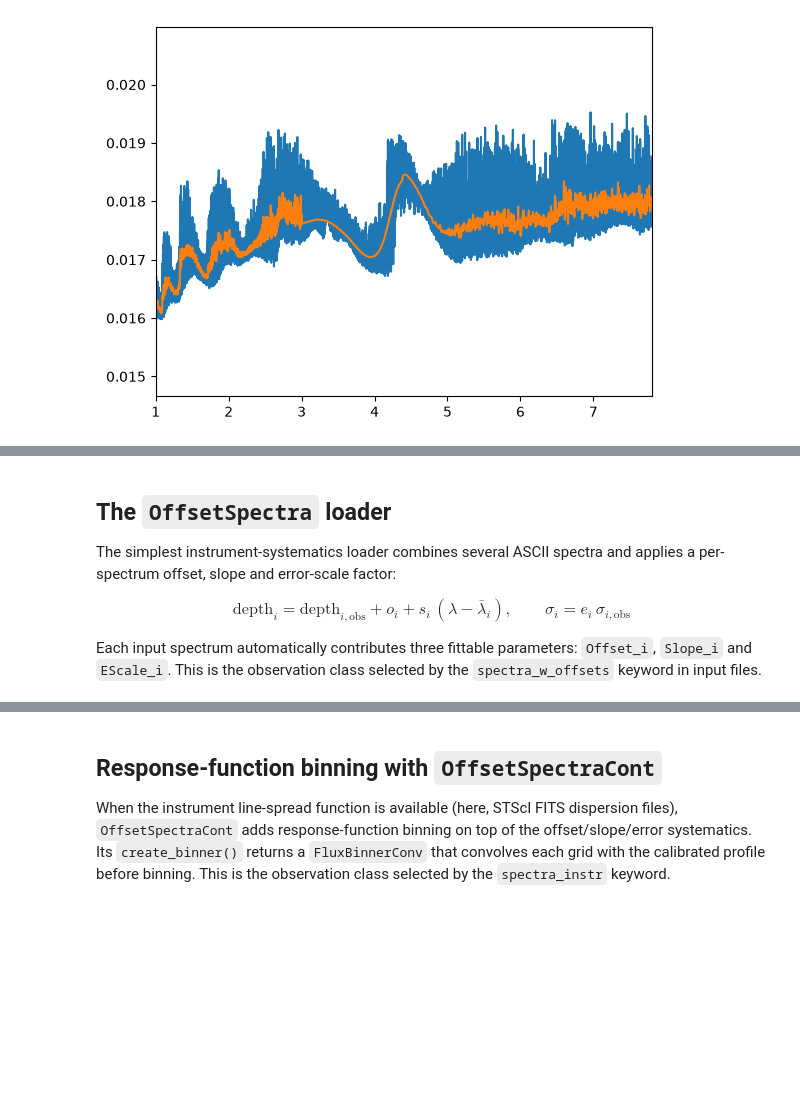
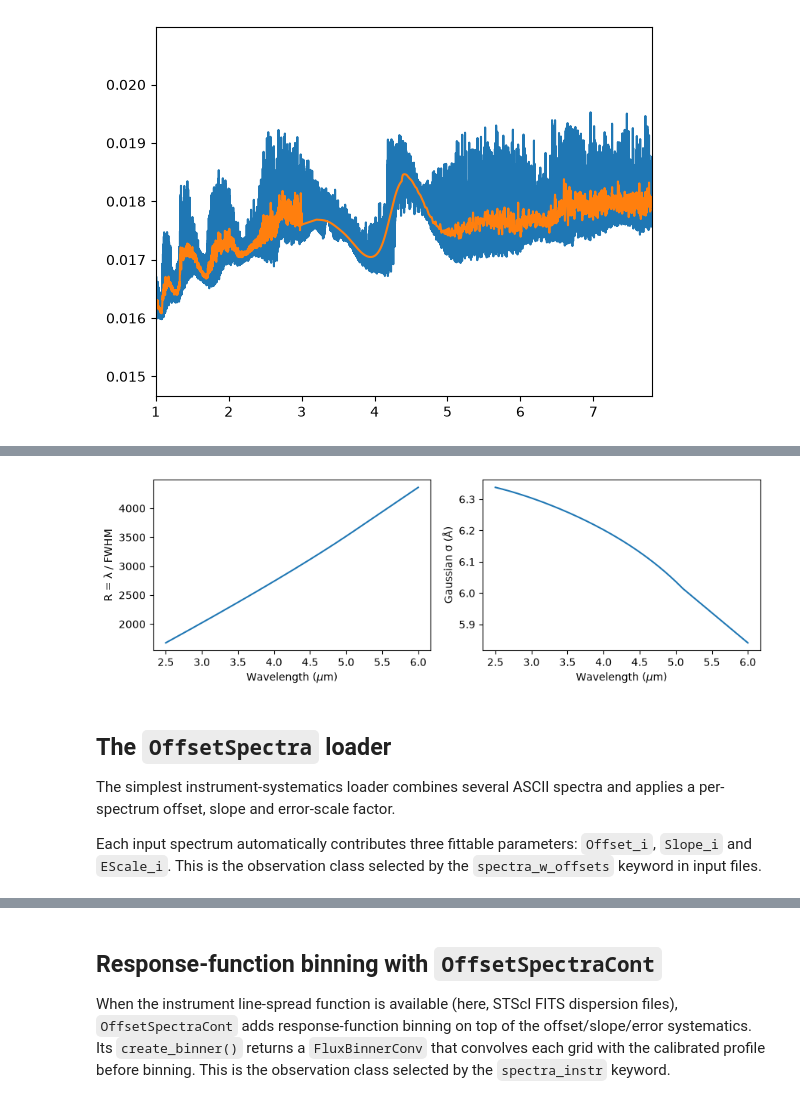
Before and after one commit to ucl-exoplanets/taurex3, a Jupyter notebook: examples/notebooks/12_instruments.ipynb, the cells around one changed output, grey strips where cells are left out. Saved outputs shown, nothing was run; the diff lists cells and outputs as text; code cells hidden in the pictures; blank space fills up the shorter version.

Commit message:
Update fluxbinnerconv, spectrum, and tutorials. Ready for merge

```diff
--- a/examples/notebooks/12_instruments.ipynb
+++ b/examples/notebooks/12_instruments.ipynb
@@ -112,10 +152,22 @@ plt.show()
+# %%
+from astropy.io import fits
+
+with fits.open('../tmp/InstrumentFiles/jwst_nirspec_g395h_disp.fits') as hdu:
+    lsf = hdu[1].data
+wl_lsf, R_lsf = lsf['WAVELENGTH'], lsf['R']
+sigma_lsf = wl_lsf / (2.355 * R_lsf)
+
+fig, ax = plt.subplots(1, 2, figsize=(9, 3))
+ax[0].plot(wl_lsf, R_lsf); ax[0].set_xlabel('Wavelength ($\mu$m)'); ax[0].set_ylabel('R = λ / FWHM')
+ax[1].plot(wl_lsf, 1e4 * sigma_lsf); ax[1].set_xlabel('Wavelength ($\mu$m)'); ax[1].set_ylabel(r'Gaussian σ (Å)')
+plt.tight_layout(); plt.show()
+# %% [output]
+[figure, added]
 # %% [markdown]
 ## The `OffsetSpectra` loader
 
 The simplest instrument-systematics loader combines several ASCII spectra and
-applies a per-spectrum offset, slope and error-scale factor:
-
-$$\mathrm{depth}_i = \mathrm{depth}_{i,\mathrm{obs}} + o_i + s_i\,(\lambda - \bar\lambda_i), \qquad \sigma_i = e_i\,\sigma_{i,\mathrm{obs}}$$
+applies a per-spectrum offset, slope and error-scale factor.
 
 Each input spectrum automatically contributes three fittable parameters:
 `Offset_i`, `Slope_i` and `EScale_i`. This is the observation class selected
```
Also changed, not shown: parts of 18 cells of this notebook, 4 other files.
